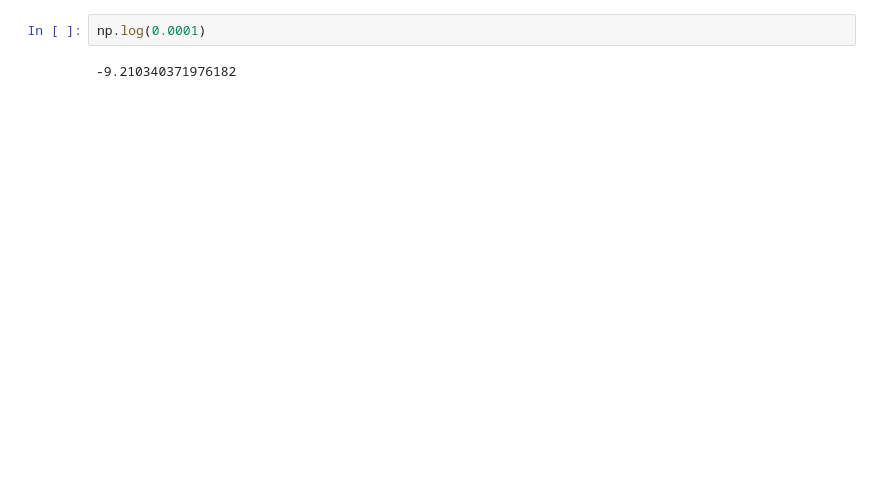
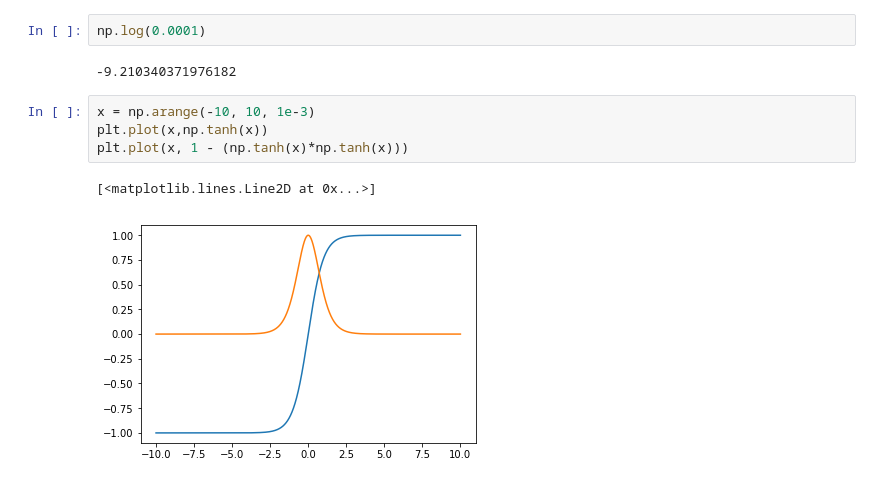
Before and after one commit to pierresegonne/VINF, a Jupyter notebook: Code/test.ipynb, the cells around one changed output. Cells and saved outputs as stored; diff of their text form; blank space fills up the shorter version.

```diff
--- a/Code/test.ipynb
+++ b/Code/test.ipynb
@@ -78,3 +79,10 @@ F Invertible: True
 np.log(0.0001)
 # %% [output]
 -9.210340371976182
+# %%
+x = np.arange(-10, 10, 1e-3)
+plt.plot(x,np.tanh(x))
+plt.plot(x, 1 - (np.tanh(x)*np.tanh(x)))
+# %% [output]
+[<matplotlib.lines.Line2D at 0x...>]
+[figure, added]
```
Also changed, not shown: parts of 1 cell of this notebook, 1 other file.
